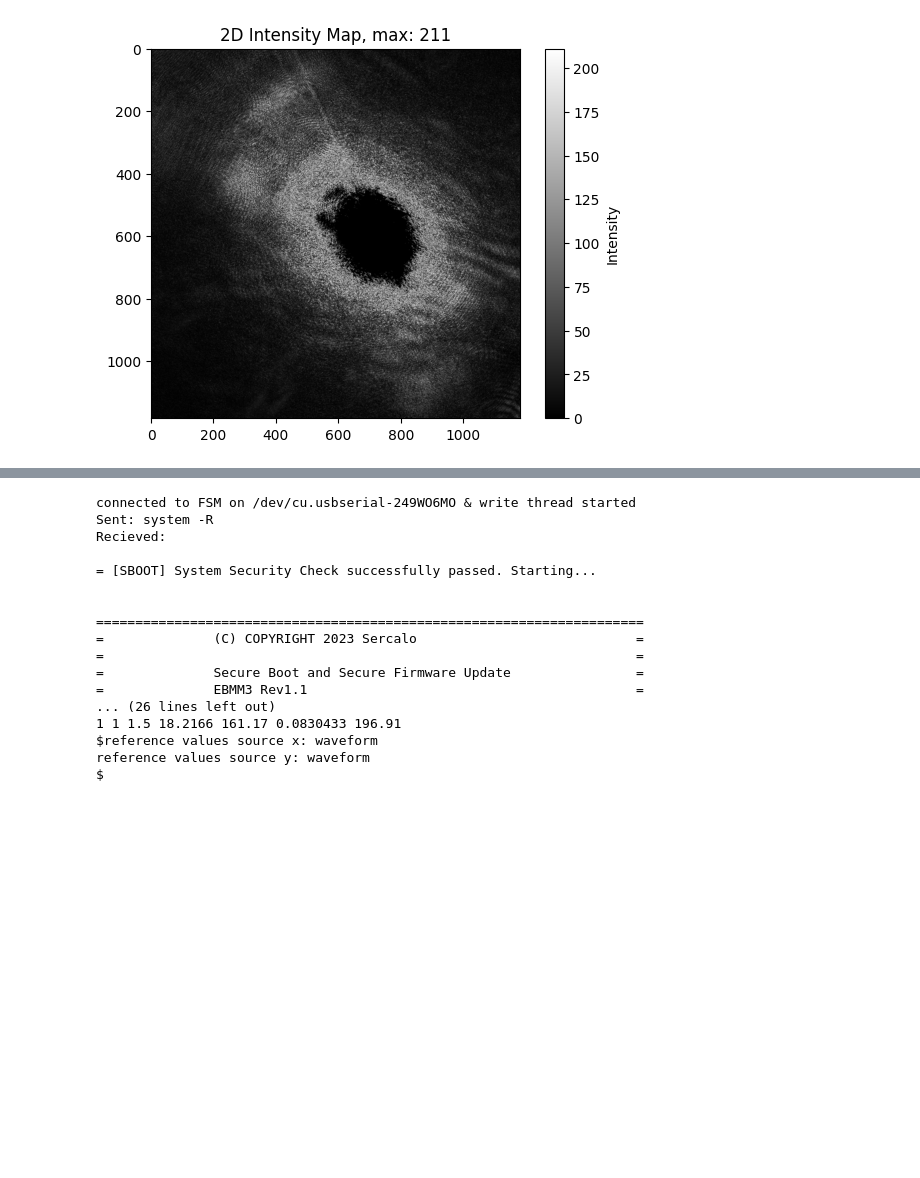
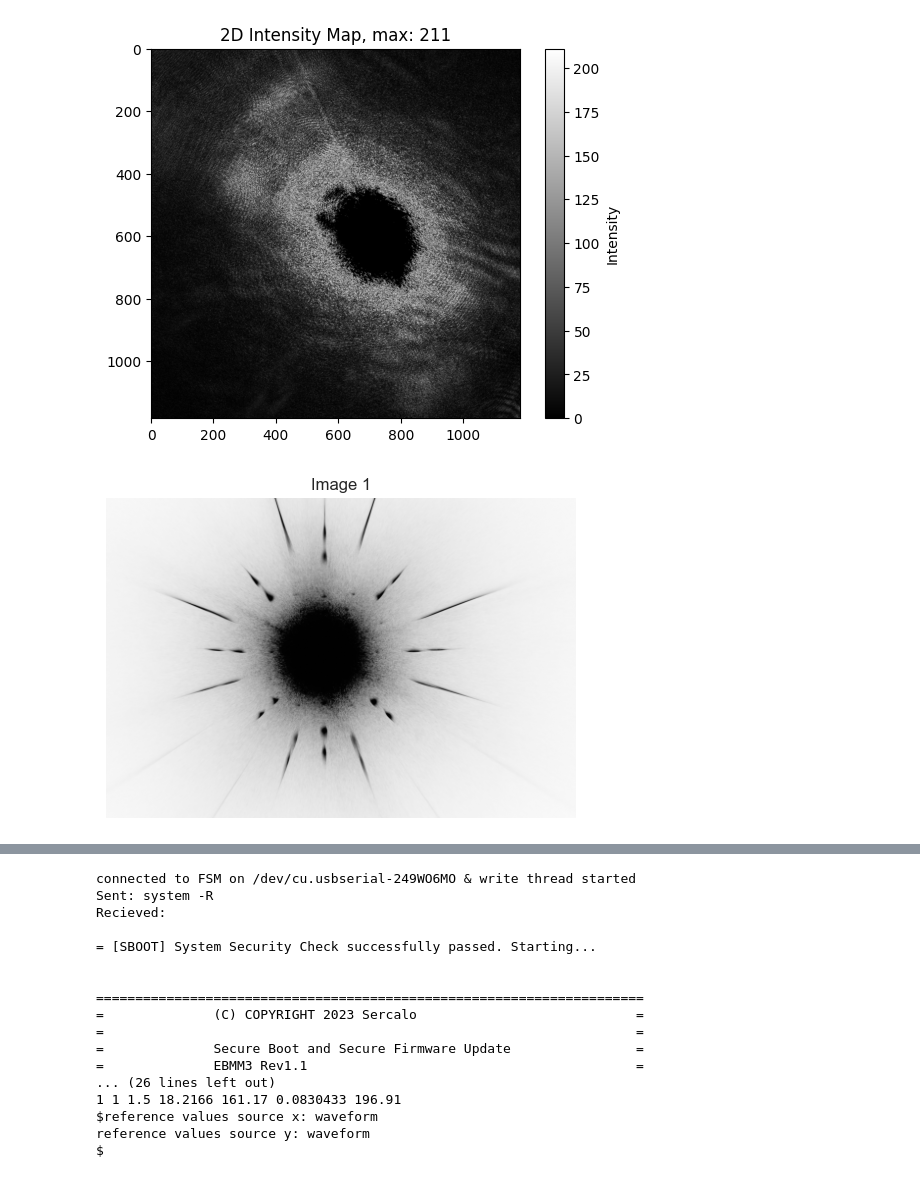
Before and after one commit to Bloodaxe90/Satellite_Tracking, a Jupyter notebook: notebooks/initial.ipynb, the cells around one changed output, grey strips where cells are left out. Cells and saved outputs as stored; diff of their text form; code cells hidden in the pictures; blank space fills up the shorter version.

```diff
--- a/notebooks/initial.ipynb
+++ b/notebooks/initial.ipynb
@@ -104,4 +105,15 @@ plt.title(f"2D Intensity Map, max: {reddest_image.max()}")
 plt.show()
 # %% [output]
 [figure]
+# %%
+from src.utils.general import show_images
+
+image = mpimg.imread(f'/Users/Eric/PycharmProjects/satelite_tracking/resources/images/image.png')
+image = 1.0 -image[:, :, :3]
+image = (image * 255).astype(np.uint8)
+image = cv2.cvtColor(image, cv2.COLOR_RGB2GRAY)
+
+show_images(image)
+# %% [output]
+[figure, added]
 # %%
```
Also changed, not shown: parts of 2 cells of this notebook, 8 other files.
